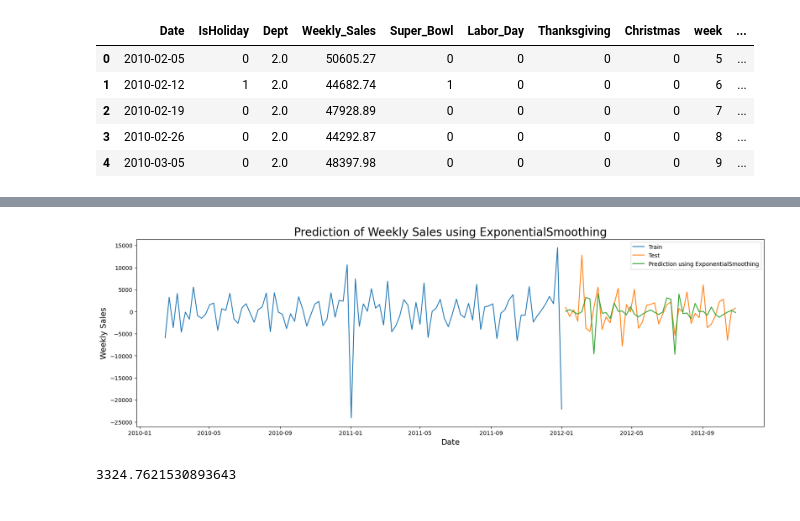
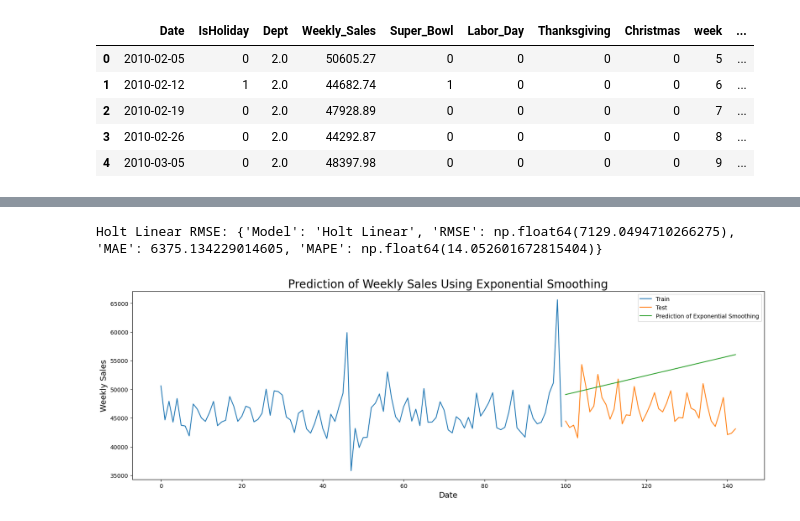
Before and after one commit to iDourgham/Walmart-Sales-Forecasting, a Jupyter notebook: notebooks/walmart.ipynb, the cells around one changed output, grey strips where cells are left out. Saved outputs shown, nothing was run; the diff lists cells and outputs as text; code cells hidden in the pictures.

```diff
--- a/notebooks/walmart.ipynb
+++ b/notebooks/walmart.ipynb
@@ -40,0 +73,11 @@ warnings.filterwarnings("ignore")
+# %%
+def plot_model(train, test, y_pred, model_name = ""):
+    plt.figure(figsize=(20,6))
+    plt.title(f'Prediction of Weekly Sales Using {model_name}', fontsize=20)
+    plt.plot(train, label='Train')
+    plt.plot(test, label='Test')
+    plt.plot(y_pred, label=f'Prediction of {model_name}')
+    plt.legend(loc='best')
+    plt.xlabel('Date', fontsize=14)
+    plt.ylabel('Weekly Sales', fontsize=14)
+    plt.show()
@@ -373,7 +456,7 @@ unemployment.plot()
 # %%
 df.to_csv('clean_data.csv') # assign new data frame to csv for using after here
 # %%
-df = pd.read_csv('clean_data.csv')
+df = pd.read_csv('..\data\clean_data.csv')
 # %%
 df.info()
 # %% [output]
@@ -538,9 +572,0 @@ wmae_test(y_test, y_pred_test)
-# %%
-import pickle
-
-# Path where you want to save the model
-model_path = "random_forest_pipeline.pkl"
-
-# Save the pipeline model to disk
-with open(model_path, "wb") as f:
-    pickle.dump(pipe, f)
@@ -674,6 +572,0 @@ adfuller(df_week['Weekly_Sales'])
-# %%
-train_data = df_week[:int(0.7*(len(df_week)))]
-test_data = df_week[int(0.7*(len(df_week))):]
-
-print('Train:', train_data.shape)
-print('Test:', test_data.shape)
@@ -810,21 +572,0 @@ plt.show()
-# %%
-model_holt_winters = ExponentialSmoothing(train_data_diff, seasonal_periods=20, seasonal='additive',
-                                           trend='additive',damped=True).fit() #Taking additive trend and seasonality.
-y_pred = model_holt_winters.forecast(len(test_data_diff))# Predict the test data
-
-#Visualize train, test and predicted data.
-plt.figure(figsize=(20,6))
-plt.title('Prediction of Weekly Sales using ExponentialSmoothing', fontsize=20)
-plt.plot(train_data_diff, label='Train')
-plt.plot(test_data_diff, label='Test')
-plt.plot(y_pred, label='Prediction using ExponentialSmoothing')
-plt.legend(loc='best')
-plt.xlabel('Date', fontsize=14)
-plt.ylabel('Weekly Sales', fontsize=14)
-plt.show()
-# %% [output]
-[figure, removed]
-# %%
-wmae_test(test_data_diff, y_pred)
-# %% [output]
-3324.7621530893643
@@ -830,0 +575,14 @@ wmae_test(test_data_diff, y_pred)
+# %%
+holt_linear = ExponentialSmoothing(
+    train_data['Weekly_Sales'],
+    trend='add'
+).fit()
+
+holt_forecast = holt_linear.forecast(steps=len(test_data))
+holt_metrics = metrics(test_data['Weekly_Sales'], holt_forecast, 'Holt Linear')
+print(f"Holt Linear RMSE: {holt_metrics}")
+
+plot_model(train_data['Weekly_Sales'], test_data['Weekly_Sales'], holt_forecast, 'Exponential Smoothing')
+# %% [output]
+Holt Linear RMSE: {'Model': 'Holt Linear', 'RMSE': np.float64(7129.0494710266275), 'MAE': 6375.134229014605, 'MAPE': np.float64(14.052601672815404)}
+[figure, added]
```
Also changed, not shown: parts of 88 cells of this notebook, 7 other files.
